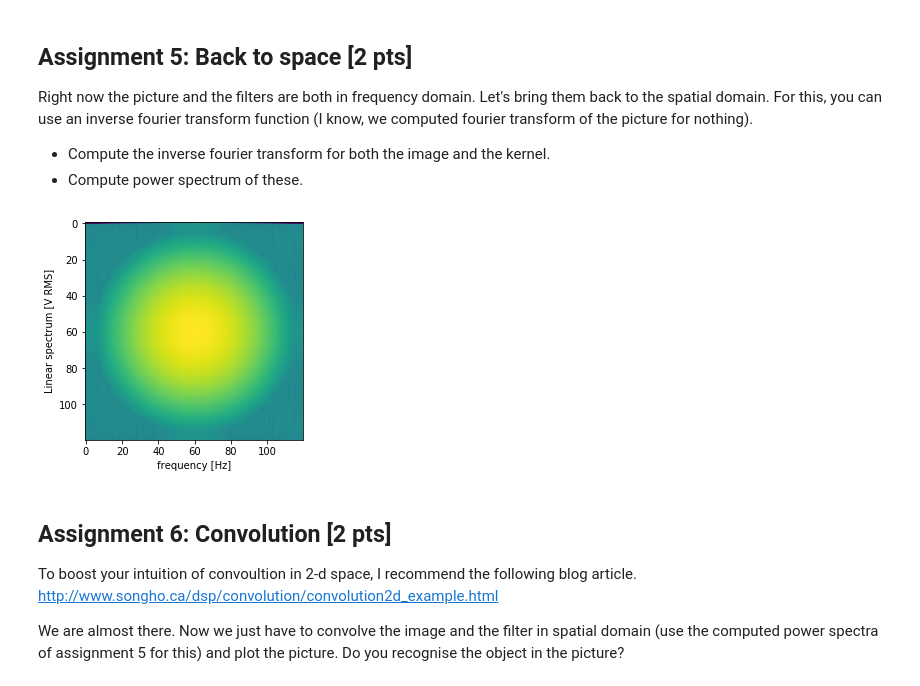
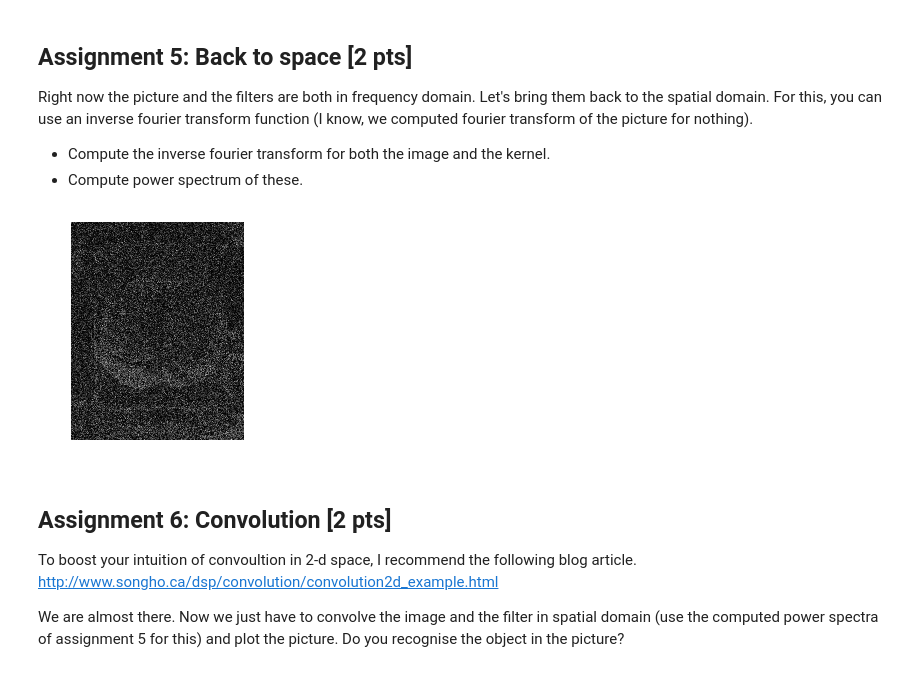
Before and after one commit to NBP-ACC/week-9-acc_8, a Jupyter notebook: sheet07.ipynb, the cells around one changed output. Drawn from its saved outputs; the diff is of its cells as text; code cells hidden in the pictures.

```diff
--- a/sheet07.ipynb
+++ b/sheet07.ipynb
@@ -142,7 +140,7 @@ Do a fourier transform on the image.
 - Use log scale in the plot. Check the parameter @norm of ***matplotlib.pyplot.imshow***.
 # %%
 # TODO
-data = scipy.fftpack.fftshift(data)
+data = fftpack.fftshift(data)
 FFT = scipy.fftpack.fft2(data)
 #FFT = np.abs(FFT)
 
@@ -208,22 +206,20 @@ Right now the picture and the filters are both in frequency domain. Let's bring
 - Compute power spectrum of these.
 # %%
 
-# compute inverse Fourier Transform for the picture
+# compute inverse Fourier Transform
 inverse_FFT = np.fft.ifft2(FFT)
+inverse_FFT_kernel = fftpack.ifftshift(np.abs(np.fft.ifft2(filtered_img)))
 
-# compute inverse Fourier Transform for the kernel
-inverse_FFT_kernel = fftpack.ifftshift(np.abs(np.fft.ifft2(filtered_img)))
 # compute power spectrum
-#f, Pxx_spec = signal.periodogram(inverse_FFT, scaling='spectrum', return_onesided=False)
-plt.figure()
-#plt.semilogy(f, np.sqrt(Pxx_spec))
-#plt.ylim([1e-4, 1e1])
-plt.xlabel('frequency [Hz]')
-plt.ylabel('Linear spectrum [V RMS]')
-plt.imshow((np.log((inverse_FFT_kernel))))
-plt.show(all)
+psFFT = np.abs(inverse_FFT)**2
+psFFTkernel=np.abs(inverse_FFT_kernel)**2
+
+# bringing to the spatial domain
+plt.imshow(np.abs(inverse_FFT), cmap="gray")
+plt.axis('off')
+plt.show()
 # %% [output]
-[figure, old version]
+[figure, new version]
 # %% [markdown]
 ## Assignment 6: Convolution [2 pts]
 
```
Also changed, not shown: parts of 2 cells of this notebook.
